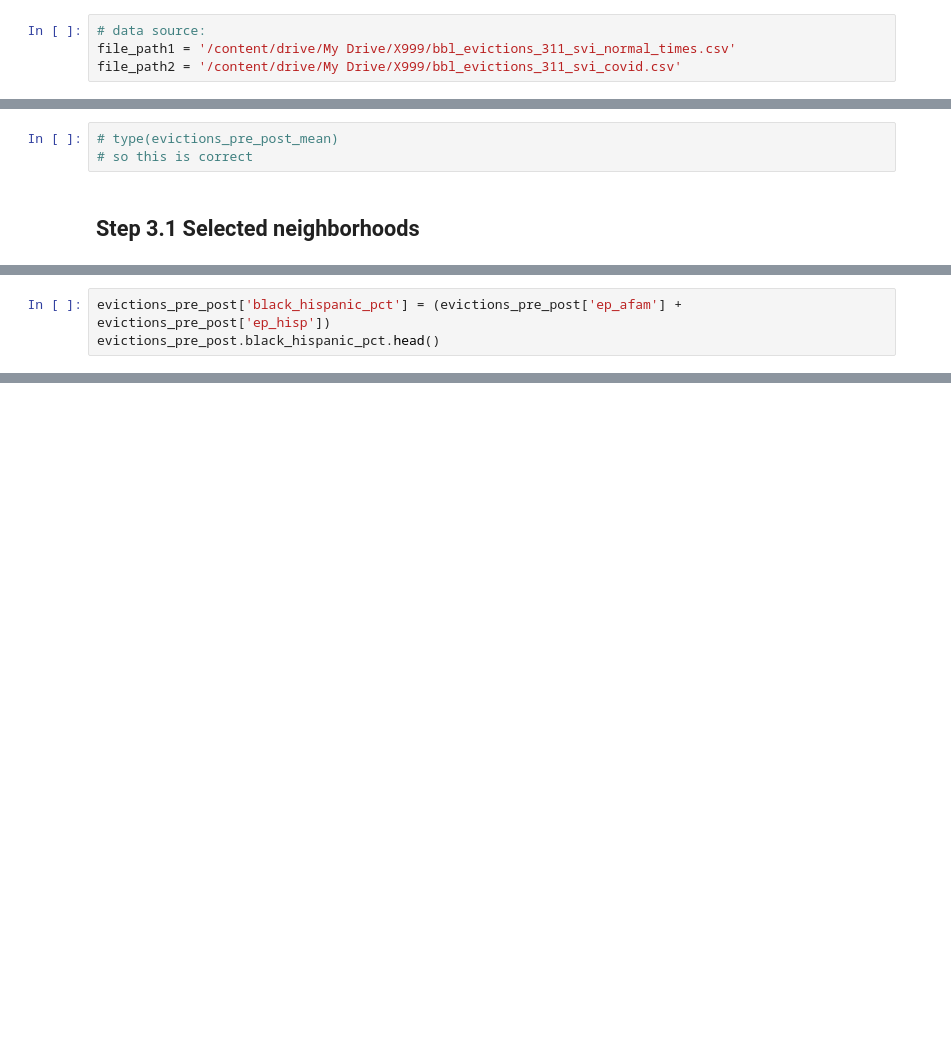
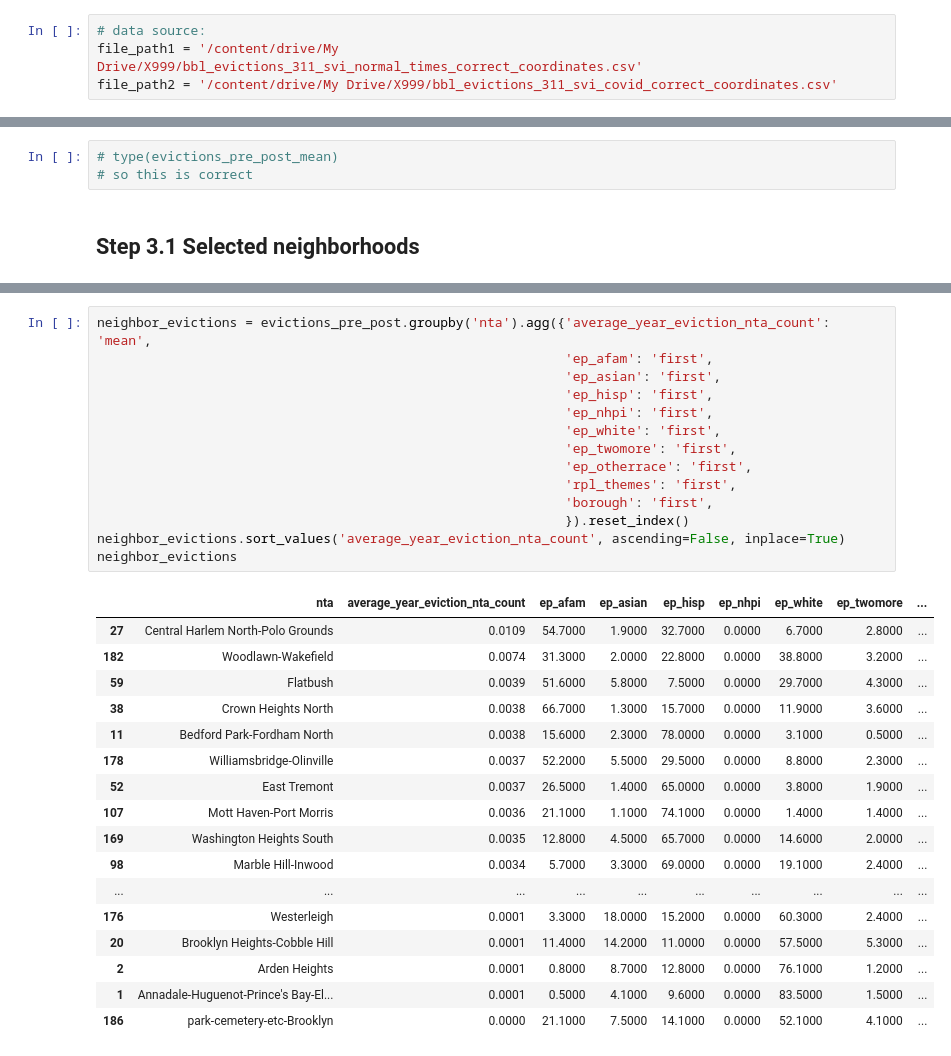
Before and after one commit to simaoalicechen/NYC_Landlord_Behavior_Analysis_Project, a Jupyter notebook: Part_4.2_Prepare_for_Excel_Selected_Neighborhood_Level.ipynb, the cells around one changed output, grey strips where cells are left out. Cells and saved outputs as stored; diff of their text form; blank space fills up the shorter version.

```diff
--- a/Part_4.2_Prepare_for_Excel_Selected_Neighborhood_Level.ipynb
+++ b/Part_4.2_Prepare_for_Excel_Selected_Neighborhood_Level.ipynb
@@ -84,7 +56,7 @@ Mounted at /content/drive
 # %%
 # data source:
-file_path1 = '/content/drive/My Drive/X999/bbl_evictions_311_svi_normal_times.csv'
-file_path2 = '/content/drive/My Drive/X999/bbl_evictions_311_svi_covid.csv'
+file_path1 = '/content/drive/My Drive/X999/bbl_evictions_311_svi_normal_times_correct_coordinates.csv'
+file_path2 = '/content/drive/My Drive/X999/bbl_evictions_311_svi_covid_correct_coordinates.csv'
 # %%
 evictions_pre_post_raw = pd.read_csv(file_path1)
 evictions_covid_raw = pd.read_csv(file_path2)
@@ -1317,3 +245,0 @@ all_nta_evi_bh
-# %%
-evictions_pre_post['black_hispanic_pct'] = (evictions_pre_post['ep_afam'] + evictions_pre_post['ep_hisp'])
-evictions_pre_post.black_hispanic_pct.head()
@@ -1474,0 +289,32 @@ chi2, p_value
+# %%
+neighbor_evictions = evictions_pre_post.groupby('nta').agg({'average_year_eviction_nta_count': 'mean',
+                                                            'ep_afam': 'first',
+                                                            'ep_asian': 'first',
+                                                            'ep_hisp': 'first',
+                                                            'ep_nhpi': 'first',
+                                                            'ep_white': 'first',
+                                                            'ep_twomore': 'first',
+                                                            'ep_otherrace': 'first',
+                                                            'rpl_themes': 'first',
+                                                            'borough': 'first',
+                                                            }).reset_index()
+neighbor_evictions.sort_values('average_year_eviction_nta_count', ascending=False, inplace=True)
+neighbor_evictions
+# %% [output]
+|  | nta | average_year_eviction_nta_count | ep_afam | ep_asian | ep_hisp | ep_nhpi | ep_white | ep_twomore | ... |
+| 27 | Central Harlem North-Polo Grounds | 0.0109 | 54.7000 | 1.9000 | 32.7000 | 0.0000 | 6.7000 | 2.8000 | ... |
+| 182 | Woodlawn-Wakefield | 0.0074 | 31.3000 | 2.0000 | 22.8000 | 0.0000 | 38.8000 | 3.2000 | ... |
+| 59 | Flatbush | 0.0039 | 51.6000 | 5.8000 | 7.5000 | 0.0000 | 29.7000 | 4.3000 | ... |
+| 38 | Crown Heights North | 0.0038 | 66.7000 | 1.3000 | 15.7000 | 0.0000 | 11.9000 | 3.6000 | ... |
+| 11 | Bedford Park-Fordham North | 0.0038 | 15.6000 | 2.3000 | 78.0000 | 0.0000 | 3.1000 | 0.5000 | ... |
+| 178 | Williamsbridge-Olinville | 0.0037 | 52.2000 | 5.5000 | 29.5000 | 0.0000 | 8.8000 | 2.3000 | ... |
+| 52 | East Tremont | 0.0037 | 26.5000 | 1.4000 | 65.0000 | 0.0000 | 3.8000 | 1.9000 | ... |
+| 107 | Mott Haven-Port Morris | 0.0036 | 21.1000 | 1.1000 | 74.1000 | 0.0000 | 1.4000 | 1.4000 | ... |
+| 169 | Washington Heights South | 0.0035 | 12.8000 | 4.5000 | 65.7000 | 0.0000 | 14.6000 | 2.0000 | ... |
+| 98 | Marble Hill-Inwood | 0.0034 | 5.7000 | 3.3000 | 69.0000 | 0.0000 | 19.1000 | 2.4000 | ... |
+| ... | ... | ... | ... | ... | ... | ... | ... | ... | ... |
+| 176 | Westerleigh | 0.0001 | 3.3000 | 18.0000 | 15.2000 | 0.0000 | 60.3000 | 2.4000 | ... |
+| 20 | Brooklyn Heights-Cobble Hill | 0.0001 | 11.4000 | 14.2000 | 11.0000 | 0.0000 | 57.5000 | 5.3000 | ... |
+| 2 | Arden Heights | 0.0001 | 0.8000 | 8.7000 | 12.8000 | 0.0000 | 76.1000 | 1.2000 | ... |
+| 1 | Annadale-Huguenot-Prince's Bay-El... | 0.0001 | 0.5000 | 4.1000 | 9.6000 | 0.0000 | 83.5000 | 1.5000 | ... |
+| 186 | park-cemetery-etc-Brooklyn | 0.0000 | 21.1000 | 7.5000 | 14.1000 | 0.0000 | 52.1000 | 4.1000 | ... |
```
Also changed, not shown: parts of 124 cells of this notebook.
